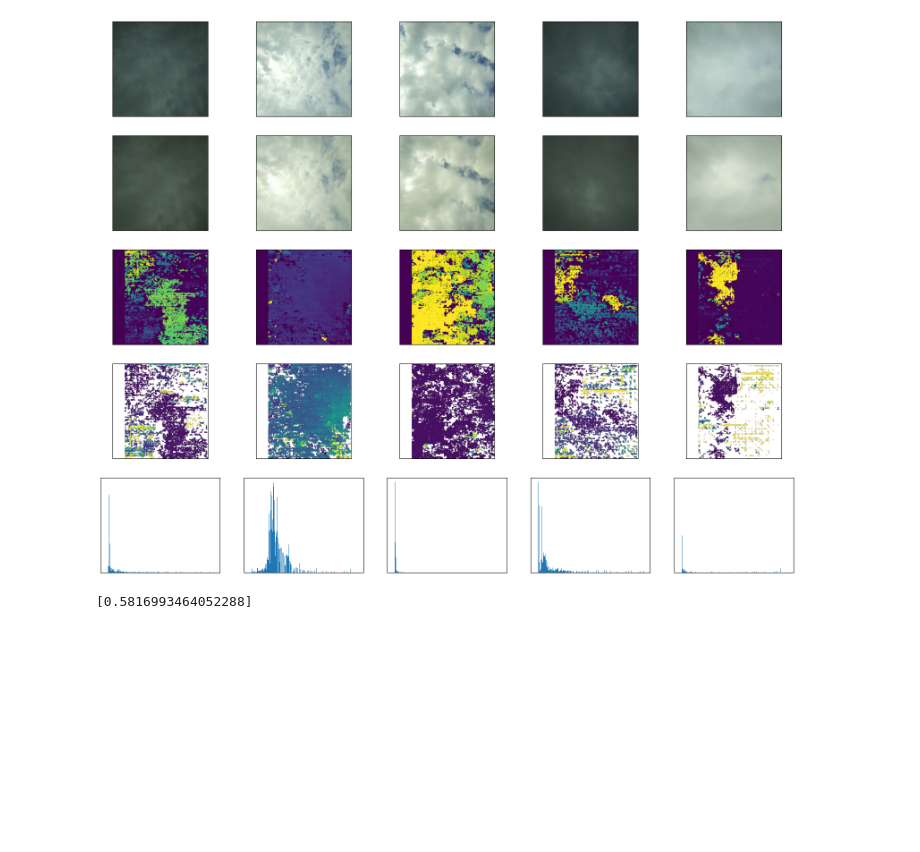
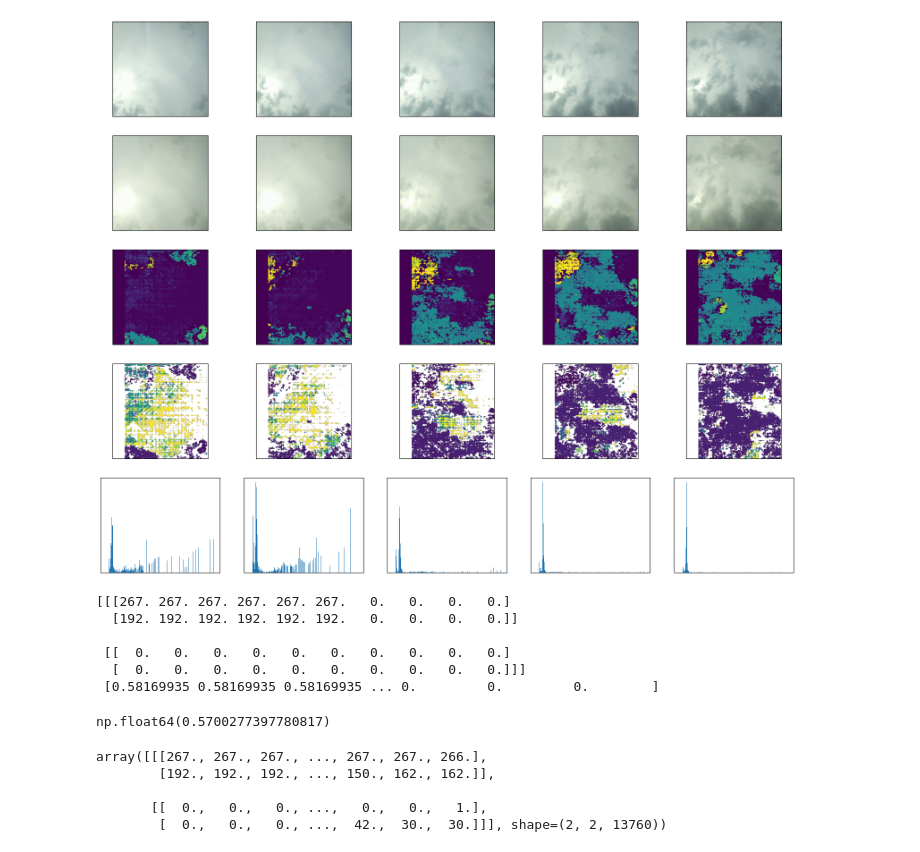
Before and after one commit to isaachcamp/iecdt-computer-vision-group-proj, a Jupyter notebook: stereo.ipynb, the cells around one changed output. Drawn from its saved outputs; the diff is of its cells as text; code cells hidden in the pictures; blank space fills up the shorter version.

```diff
--- a/stereo.ipynb
+++ b/stereo.ipynb
@@ -55,7 +55,7 @@ num_disparities = 16*4
 blocksize = 5
 # %%
 sel_imgs = np.random.randint(0, 13760, size=5)
-height_bins = labels.index.values
+height_bins = np.insert(labels.index.values, 0, 0)
 # %%
 fig, ax = plt.subplots(5, 5, figsize=(20, 16))
 
@@ -63,7 +63,7 @@ for axs in ax.flatten():
     axs.set_xticks([])
     axs.set_yticks([])
 
-for i, n in enumerate(sel_imgs):
+for i, n in enumerate(np.arange(400,405)):
     # Load stereo images (left and right)
     img_A, img_B = get_imgs(labels.columns[n])
 
@@ -83,34 +83,34 @@ for i, n in enumerate(sel_imgs):
         speckleWindowSize=50,
         speckleRange=3
     )
 
     # Compute disparity map
     disparity = sgm.compute(img_A, img_B)
 
     # Normalize and display
     disparity_norm = cv2.normalize(disparity, None, alpha=0, beta=255, norm_type=cv2.NORM_MINMAX)
     disparity_vis = np.uint8(disparity_norm)
 
     ax[2,i].imshow(disparity_vis)
 
     # Disparity is set to float
     disparity = disparity.astype(np.float32)
 
     # Avoid division by zero
     disparity[disparity <= 0] = np.nan  # Prevent infinite depth
 
     depth_map = (focal_length * baseline) / disparity
 
     # Display depth map
     depth_vis = cv2.normalize(depth_map, None, 0, 255, cv2.NORM_MINMAX)
     depth_vis = np.uint8(depth_vis)
 
     depth_norm = mcolors.Normalize(vmin=0, vmax=10000)
     ax[3,i].imshow(depth_map, cmap=plt.cm.viridis, norm=depth_norm)
 
     ax[4,i].hist(depth_map.flatten(), bins=height_bins)
 # %% [output]
-[figure, old version]
+[figure, new version]
 # %%
 sgm = cv2.StereoSGBM_create(
     minDisparity=0,
@@ -124,11 +124,13 @@ sgm = cv2.StereoSGBM_create(
     speckleRange=3
 )
 # %%
-accuracies = []
+accuracies = np.zeros(dset_size)
+agg_confusion_matrix = np.zeros((2, 2, dset_size))
+y_pred = np.zeros_like(labels.values)
 
 for i in range(dset_size):
     img_A, img_B = get_imgs(labels.columns[i])
-    y_true = labels.iloc[:, 0].values
+    y_true = labels.iloc[:, i].values
     disparity = sgm.compute(img_A, img_B)
 
     # Disparity is set to float
@@ -140,10 +142,18 @@ for i in range(dset_size):
     depth_map = (focal_length * baseline) / disparity
 
     counts, _ = np.histogram(depth_map.flatten(), bins=height_bins)
-    y_pred = (counts >= 1).astype(int)
-    accuracies.append(accuracy_score(y_pred, y_true))
-    break
+    y_pred[:, i] = (counts >= 1).astype(int)
+    accuracies[i] = accuracy_score(y_true, y_pred[:,i])
+    agg_confusion_matrix[:, :, i] = confusion_matrix(y_true, y_pred[:,i], labels=[0, 1])
 
-print(accuracies)
+    if i == 5:
+        break
+
+print(agg_confusion_matrix[:,:,:10], '\n', accuracies)
 # %% [output]
-[0.5816993464052288]
+[[[267. 267. 267. 267. 267. 267.   0.   0.   0.   0.]
+  [192. 192. 192. 192. 192. 192.   0.   0.   0.   0.]]
+
+ [[  0.   0.   0.   0.   0.   0.   0.   0.   0.   0.]
+  [  0.   0.   0.   0.   0.   0.   0.   0.   0.   0.]]]
+ [0.58169935 0.58169935 0.58169935 ... 0.         0.         0.        ]
@@ -149,0 +164,12 @@ print(accuracies)
+# %%
+accuracies.mean()
+# %% [output]
+np.float64(0.5700277397780817)
+# %%
+agg_confusion_matrix
+# %% [output]
+array([[[267., 267., 267., ..., 267., 267., 266.],
+        [192., 192., 192., ..., 150., 162., 162.]],
+
+       [[  0.,   0.,   0., ...,   0.,   0.,   1.],
+        [  0.,   0.,   0., ...,  42.,  30.,  30.]]], shape=(2, 2, 13760))
```
Also changed, not shown: parts of 3 cells of this notebook, 1 other file.
